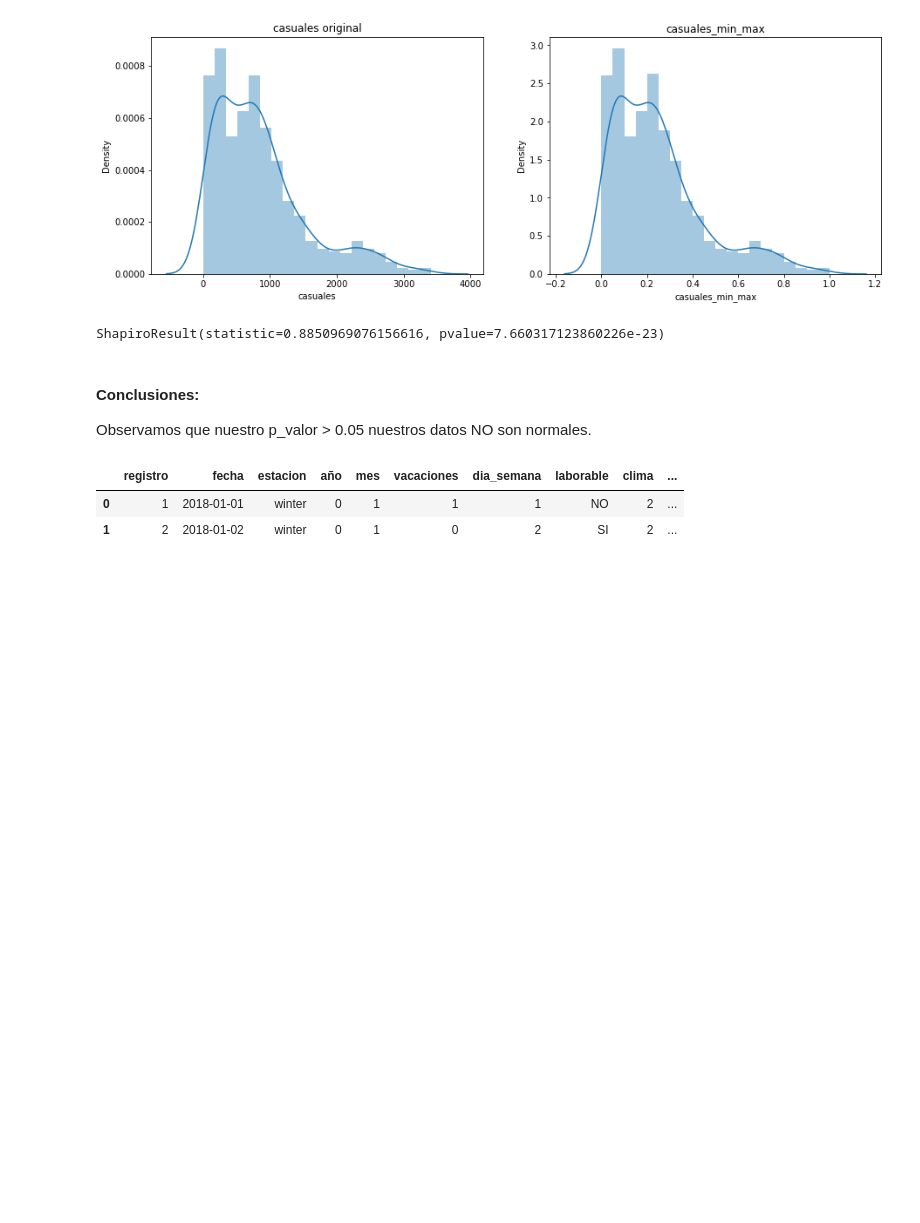
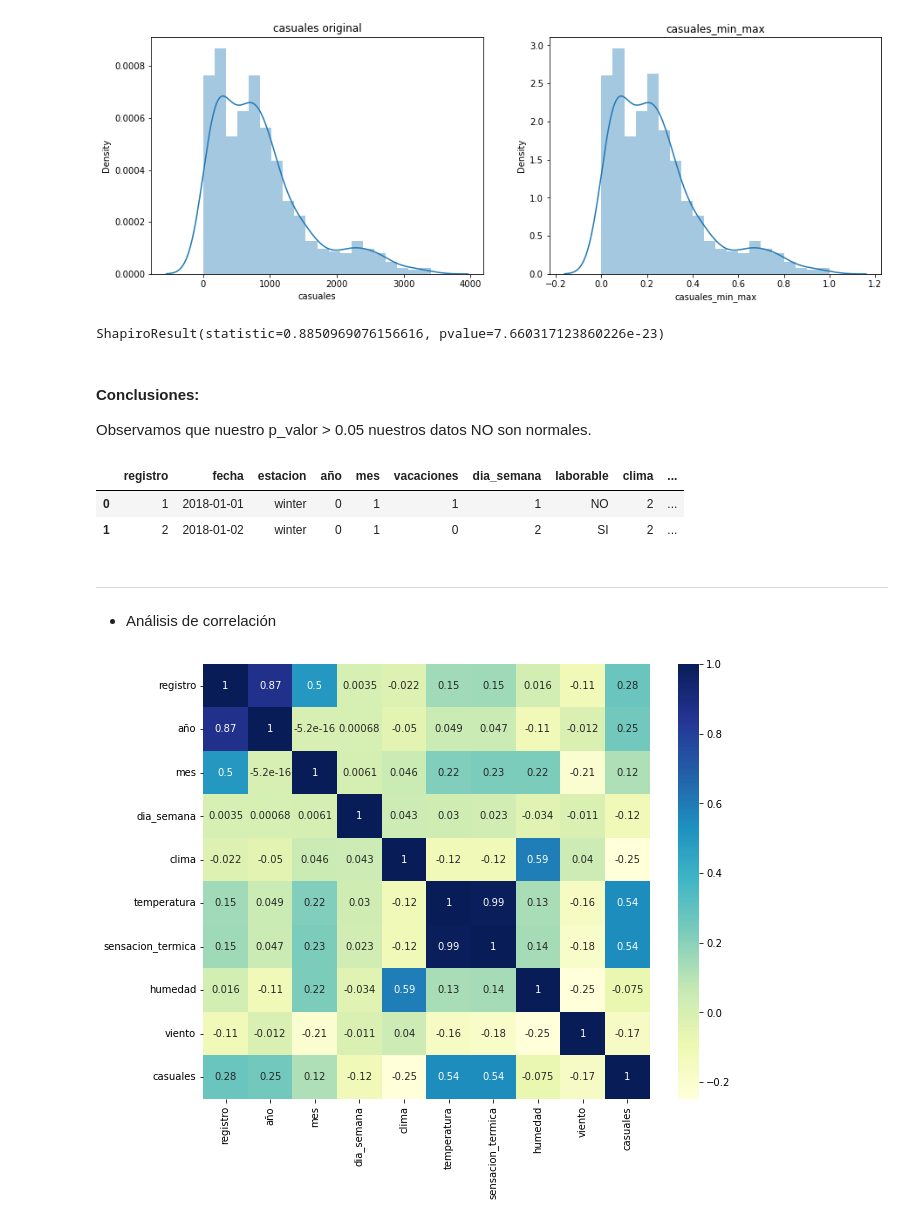
Before and after one commit to Adalab/proyecto-promo-C-modulo-3-team-2, a Jupyter notebook: EDA_casuales.ipynb, the cells around one changed output. Cells and saved outputs as stored; diff of their text form; code cells hidden in the pictures; blank space fills up the shorter version.

```diff
--- a/EDA_casuales.ipynb
+++ b/EDA_casuales.ipynb
@@ -304,3 +333,13 @@ df.head(2)
 |  | registro | fecha | estacion | año | mes | vacaciones | dia_semana | laborable | clima | ... |
 | 0 | 1 | 2018-01-01 | winter | 0 | 1 | 1 | 1 | NO | 2 | ... |
 | 1 | 2 | 2018-01-02 | winter | 0 | 1 | 0 | 2 | SI | 2 | ... |
+# %% [markdown]
+---
+# %% [markdown]
+- Análisis de correlación
+# %%
+sns.heatmap(df.corr(),
+            cmap = "YlGnBu",
+           annot = True);
+# %% [output]
+[figure, added]
```
Also changed, not shown: parts of 14 cells of this notebook, 6 other files.
